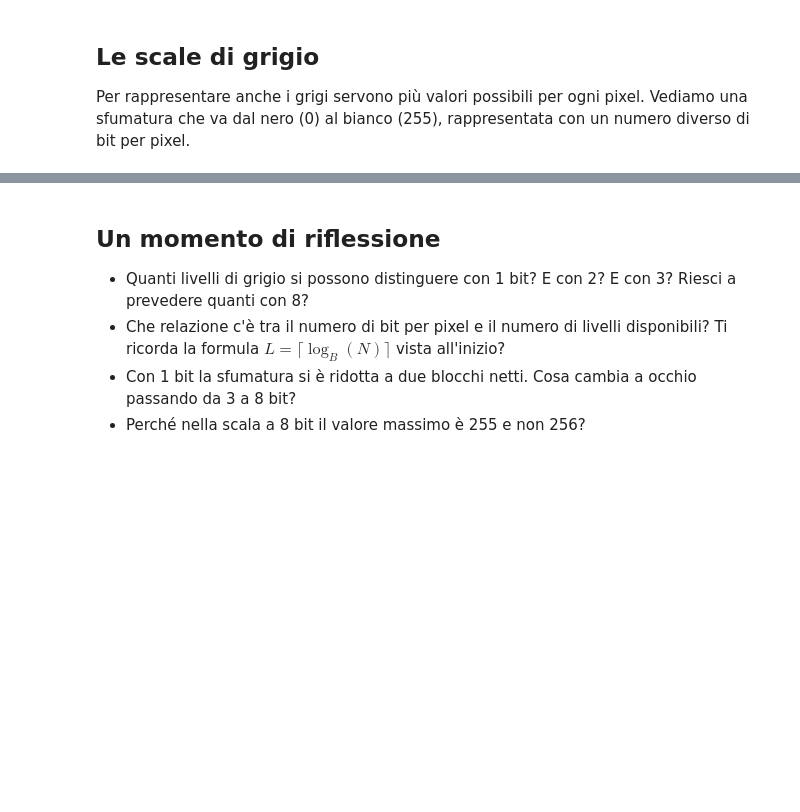
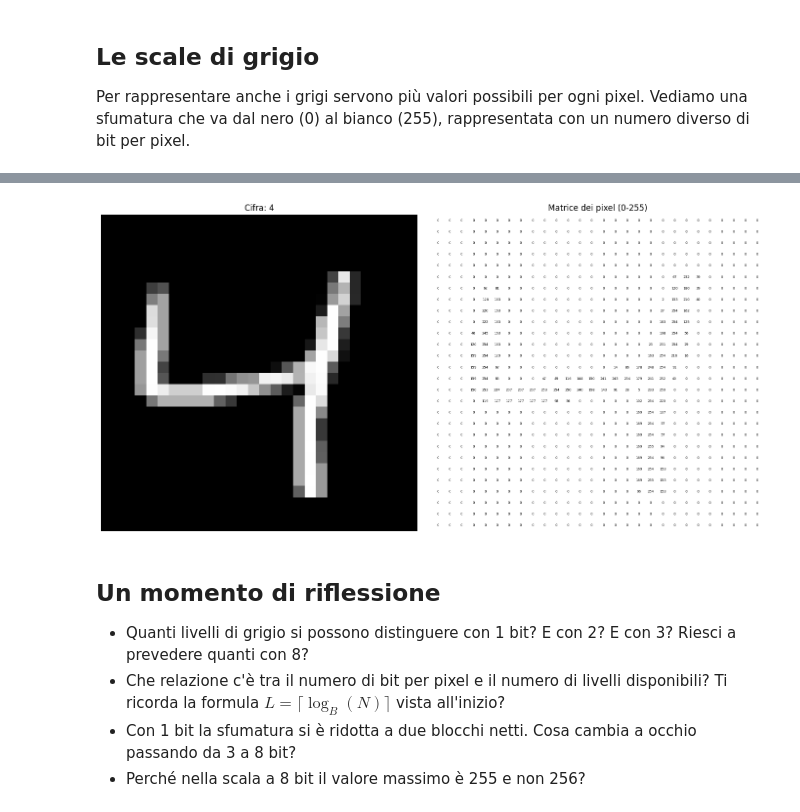
Before and after one commit to umilISLab/midh, a Jupyter notebook: AA2026-27/L01_codifica.ipynb, the cells around one changed output, grey strips where cells are left out. Drawn from its saved outputs; the diff is of its cells as text; code cells hidden in the pictures; blank space fills up the shorter version.

```diff
--- a/AA2026-27/L01_codifica.ipynb
+++ b/AA2026-27/L01_codifica.ipynb
@@ -241,3 +325,40 @@ show_quantization(gradient(), bits_list=[1, 2, 3, 8])
+# %%
+import matplotlib.pyplot as plt
+import numpy as np
+from torchvision import datasets
+
+# Carica il dataset MNIST (scarica in ./data se non presente)
+train_set = datasets.MNIST(root='./data', train=True, download=True)
+
+# Seleziona un'immagine di esempio
+idx = 2
+img = np.array(train_set.data[idx])   # array 28x28, valori 0-255
+label = train_set.targets[idx].item()
+
+# Crea la figura con due sottoplot affiancati
+fig, axes = plt.subplots(1, 2, figsize=(14, 7))
+
+# Sottoplot 1: immagine originale
+axes[0].imshow(img, cmap='gray')
+axes[0].set_title(f"Cifra: {label}")
+axes[0].axis('off')
+
+# Sottoplot 2: matrice numerica su sfondo bianco fisso
+axes[1].set_facecolor('white')
+axes[1].set_xlim(-0.5, img.shape[1] - 0.5)
+axes[1].set_ylim(img.shape[0] - 0.5, -0.5)  # asse y invertito come in imshow
+axes[1].set_title("Matrice dei pixel (0-255)")
+for i in range(img.shape[0]):
+    for j in range(img.shape[1]):
+        val = img[i, j]
+        axes[1].text(j, i, str(val), ha='center', va='center',
+                     color='black', fontsize=5)
+axes[1].axis('off')
+
+plt.tight_layout()
+plt.show()
+# %% [output]
+[figure, added]
 # %% [markdown]
 ## Un momento di riflessione
 
```
Also changed, not shown: parts of 19 cells of this notebook, 4 other files.
